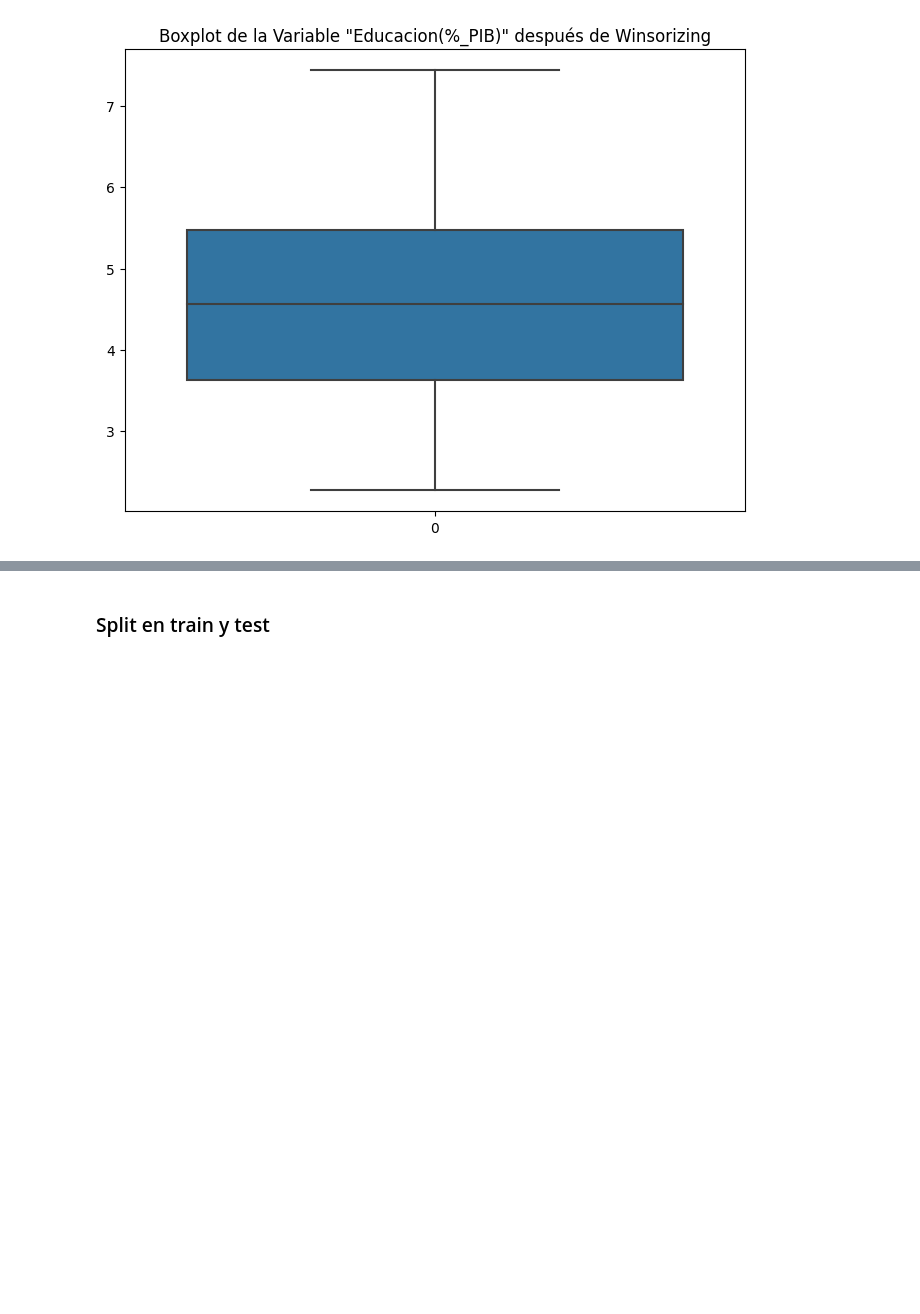
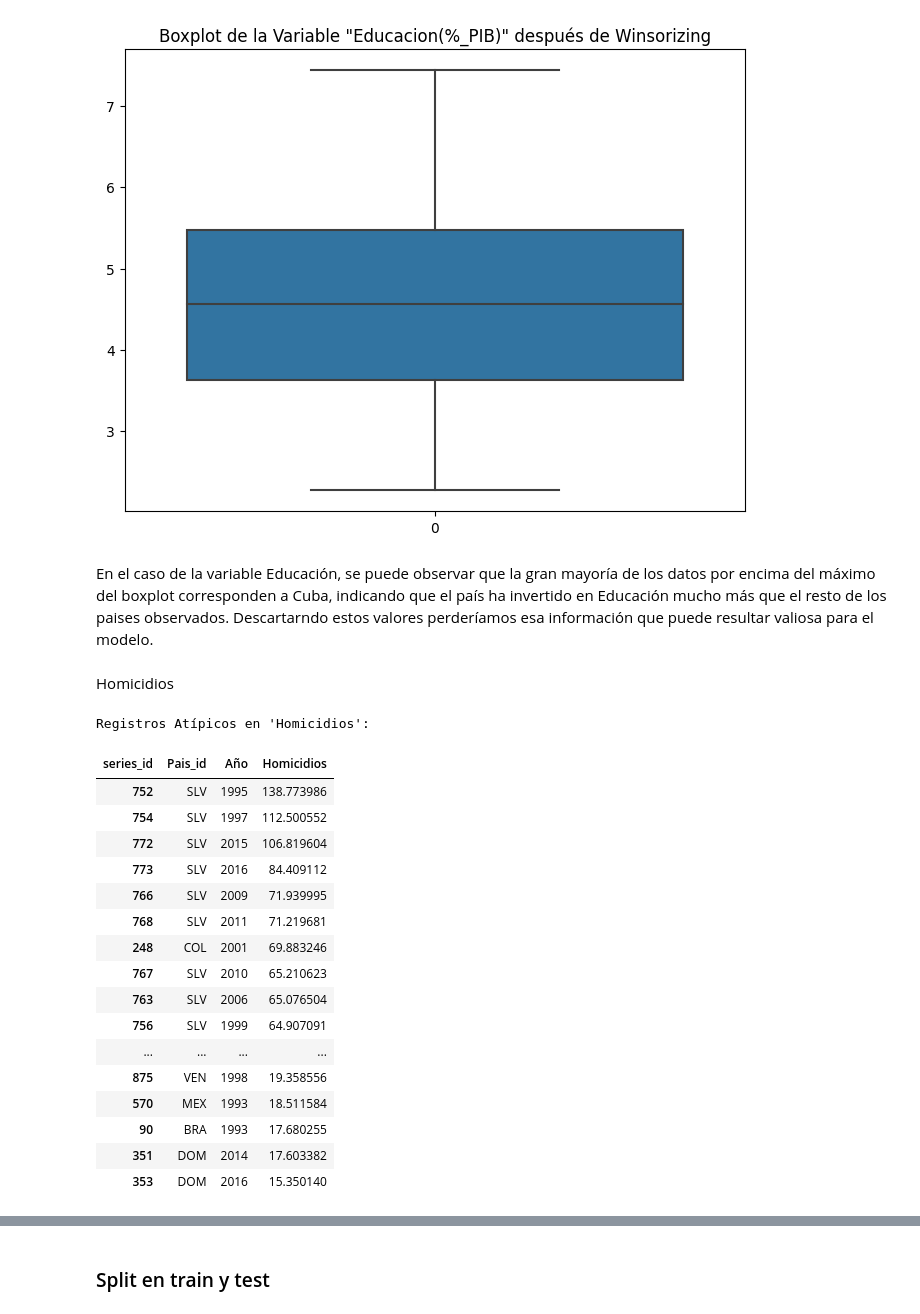
Before and after one commit to juanesfco/PF_DS_PT03_G2_EsperanzaVida, a Jupyter notebook: Modelo_ML.ipynb, the cells around one changed output, grey strips where cells are left out. Cells and saved outputs as stored; diff of their text form; code cells hidden in the pictures; blank space fills up the shorter version.

Commit message:
modelo

```diff
--- a/Modelo_ML.ipynb
+++ b/Modelo_ML.ipynb
@@ -765,3 +670,46 @@ plt.title('Boxplot de la Variable "Educacion(%_PIB)" después de Winsorizing')
 plt.show()
 # %% [output]
 [figure]
+# %% [markdown]
+En el caso de la variable Educación, se puede observar que la gran mayoría de los datos por encima del máximo del boxplot corresponden a Cuba, indicando que el país ha invertido en Educación mucho más que el resto de los paises observados. Descartarndo estos valores perderíamos esa información que puede resultar valiosa para el modelo.
+# %% [markdown]
+Homicidios
+# %%
+# Calcula el rango intercuartílico (IQR) para 'Homicidios'
+Q1_homicidios = x['Homicidios'].quantile(0.25)
+Q3_homicidios = x['Homicidios'].quantile(0.75)
+IQR_homicidios = Q3_homicidios - Q1_homicidios
+
+# Define umbrales para identificar outliers en 'Homicidios'
+lower_bound_homicidios = Q1_homicidios - 1.5 * IQR_homicidios
+upper_bound_homicidios = Q3_homicidios + 1.5 * IQR_homicidios
+
+# Identifica outliers en 'Homicidios'
+outliers_homicidios = (x['Homicidios'] < lower_bound_homicidios) | (x['Homicidios'] > upper_bound_homicidios)
+
+# Filtra los outliers en 'x' y obtén los correspondientes datos de 'y' (esperanza de vida)
+outliers_data_homicidios = data[outliers_homicidios]
+outliers_paises_anios_homicidios = outliers_data_homicidios[['Pais_id', 'Año']]
+
+# Muestra los registros atípicos y a qué país y años corresponden
+print("Registros Atípicos en 'Homicidios':")
+outliers_data_homicidios[['Pais_id', 'Año','Homicidios']].sample(40, random_state=126).sort_values(by='Homicidios', ascending=False)
+# %% [output]
+Registros Atípicos en 'Homicidios':
+| series_id | Pais_id | Año | Homicidios |
+| 752 | SLV | 1995 | 138.773986 |
+| 754 | SLV | 1997 | 112.500552 |
+| 772 | SLV | 2015 | 106.819604 |
+| 773 | SLV | 2016 | 84.409112 |
+| 766 | SLV | 2009 | 71.939995 |
+| 768 | SLV | 2011 | 71.219681 |
+| 248 | COL | 2001 | 69.883246 |
+| 767 | SLV | 2010 | 65.210623 |
+| 763 | SLV | 2006 | 65.076504 |
+| 756 | SLV | 1999 | 64.907091 |
+| ... | ... | ... | ... |
+| 875 | VEN | 1998 | 19.358556 |
+| 570 | MEX | 1993 | 18.511584 |
+| 90 | BRA | 1993 | 17.680255 |
+| 351 | DOM | 2014 | 17.603382 |
+| 353 | DOM | 2016 | 15.350140 |
```
Also changed, not shown: parts of 13 cells of this notebook.
